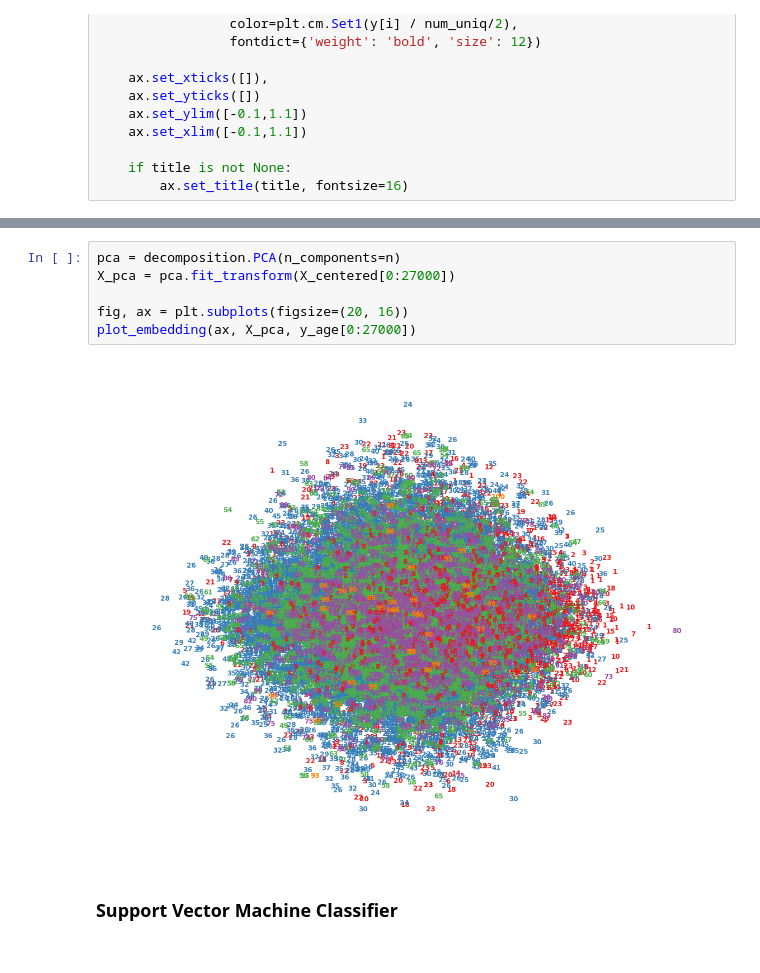
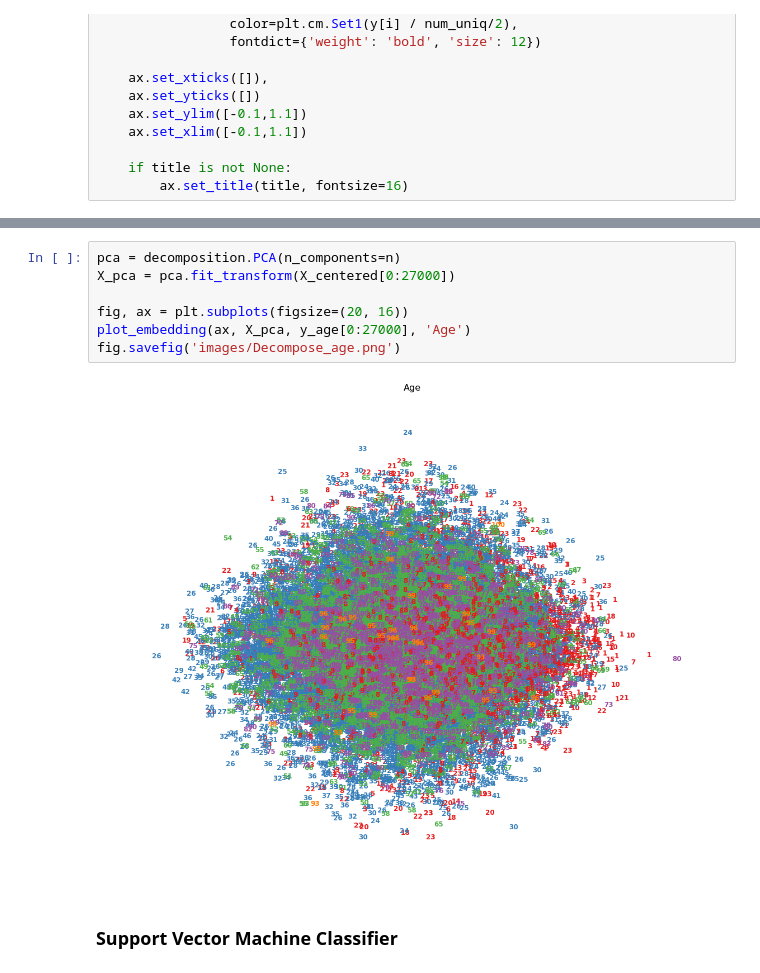
Before and after one commit to aydin-hasanli/age_gender_prediction, a Jupyter notebook: EDA.ipynb, the cells around one changed output, grey strips where cells are left out. Saved outputs shown, nothing was run; the diff lists cells and outputs as text.

```diff
--- a/EDA.ipynb
+++ b/EDA.ipynb
@@ -281,11 +284,12 @@ plot_embedding(ax, X_pca, y_ethnicity[1000:10000])
 # %%
 pca = decomposition.PCA(n_components=n)
 X_pca = pca.fit_transform(X_centered[0:27000])
 
 fig, ax = plt.subplots(figsize=(20, 16))
-plot_embedding(ax, X_pca, y_age[0:27000])
+plot_embedding(ax, X_pca, y_age[0:27000], 'Age')
+fig.savefig('images/Decompose_age.png')
 # %% [output]
-[figure, old version]
+[figure, new version]
 # %% [markdown]
 ### __Support Vector Machine Classifier__
 # %%
```
Also changed, not shown: parts of 5 cells of this notebook, 2 other files.
